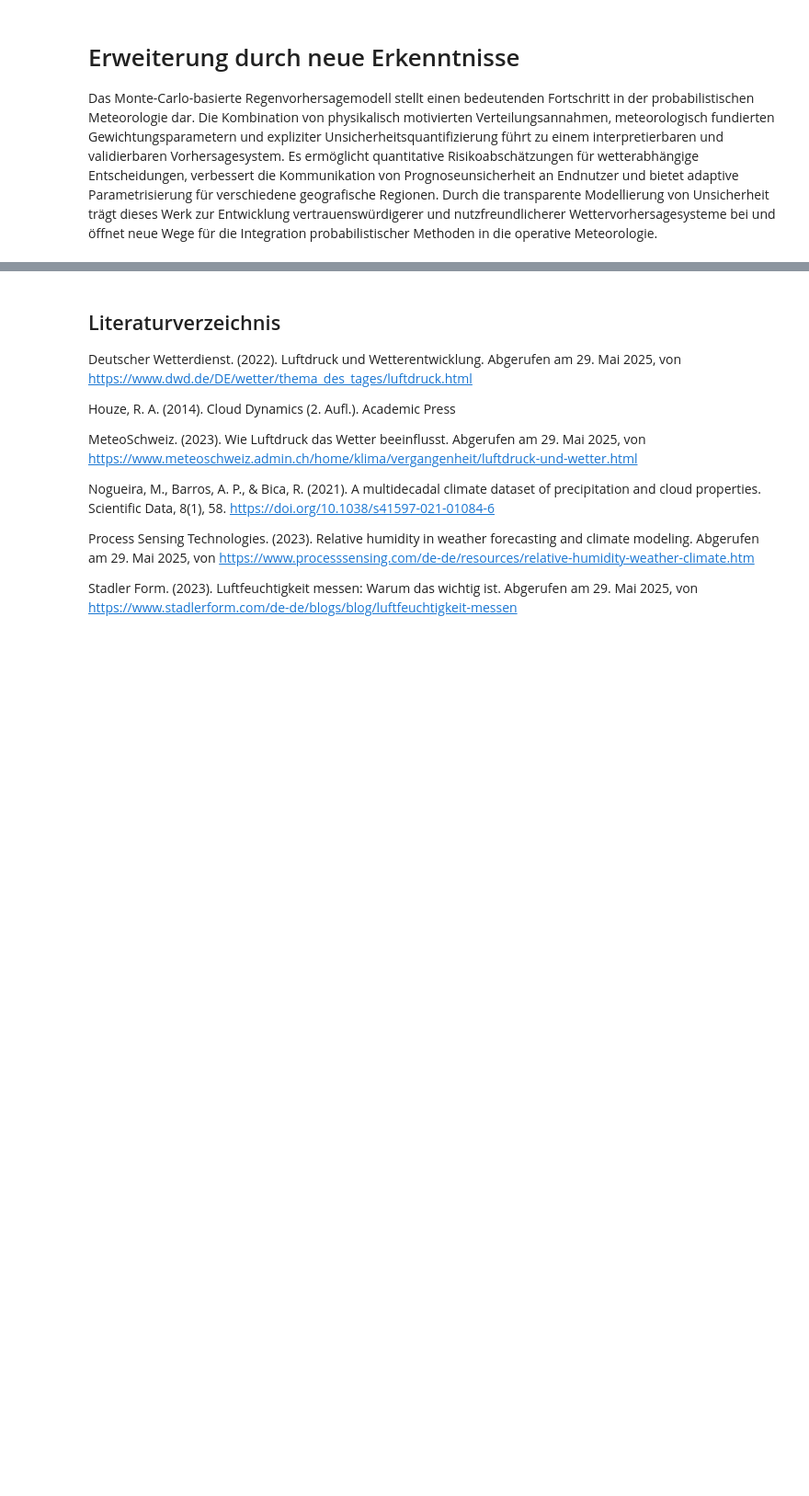
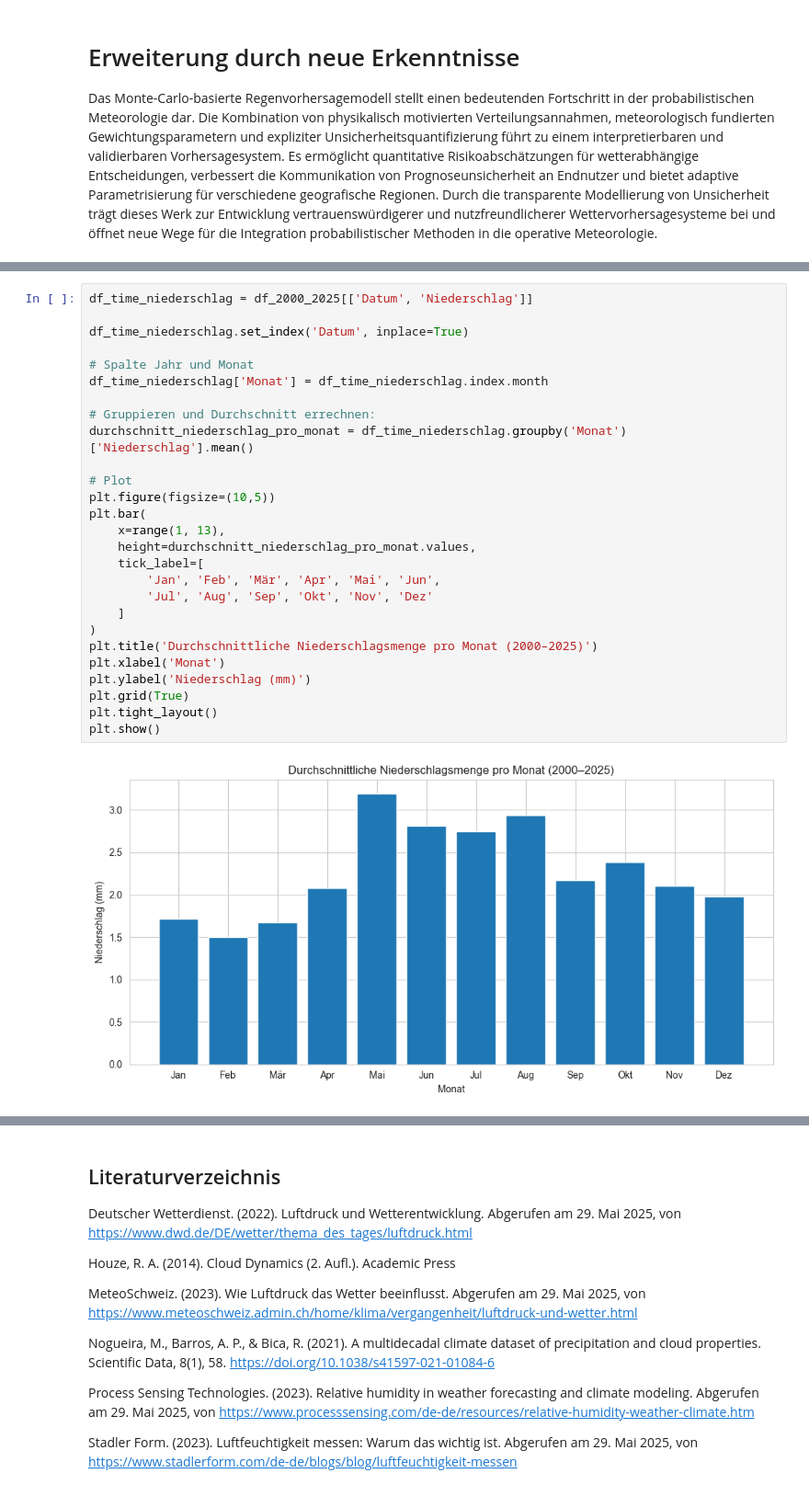
Before and after one commit to Mila19058/WER_Chellenge, a Jupyter notebook: sample.ipynb, the cells around one changed output, grey strips where cells are left out. Shown at 92% size. Cells and saved outputs as stored; diff of their text form; blank space fills up the shorter version.

```diff
--- a/sample.ipynb
+++ b/sample.ipynb
@@ -769,0 +971,29 @@ Durch die transparente Modellierung von Unsicherheit trägt dieses Werk zur Entw
+# %%
+df_time_niederschlag = df_2000_2025[['Datum', 'Niederschlag']]
+
+df_time_niederschlag.set_index('Datum', inplace=True)
+
+# Spalte Jahr und Monat
+df_time_niederschlag['Monat'] = df_time_niederschlag.index.month
+
+# Gruppieren und Durchschnitt errechnen:
+durchschnitt_niederschlag_pro_monat = df_time_niederschlag.groupby('Monat')['Niederschlag'].mean()
+
+# Plot
+plt.figure(figsize=(10,5))
+plt.bar(
+    x=range(1, 13),
+    height=durchschnitt_niederschlag_pro_monat.values,
+    tick_label=[
+        'Jan', 'Feb', 'Mär', 'Apr', 'Mai', 'Jun',
+        'Jul', 'Aug', 'Sep', 'Okt', 'Nov', 'Dez'
+    ]
+)
+plt.title('Durchschnittliche Niederschlagsmenge pro Monat (2000–2025)')
+plt.xlabel('Monat')
+plt.ylabel('Niederschlag (mm)')
+plt.grid(True)
+plt.tight_layout()
+plt.show()
+# %% [output]
+[figure, added]
```
Also changed, not shown: parts of 20 cells of this notebook.
